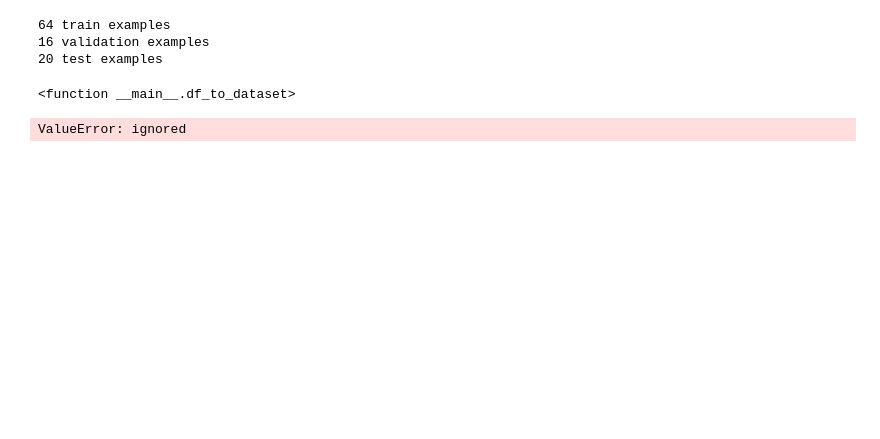
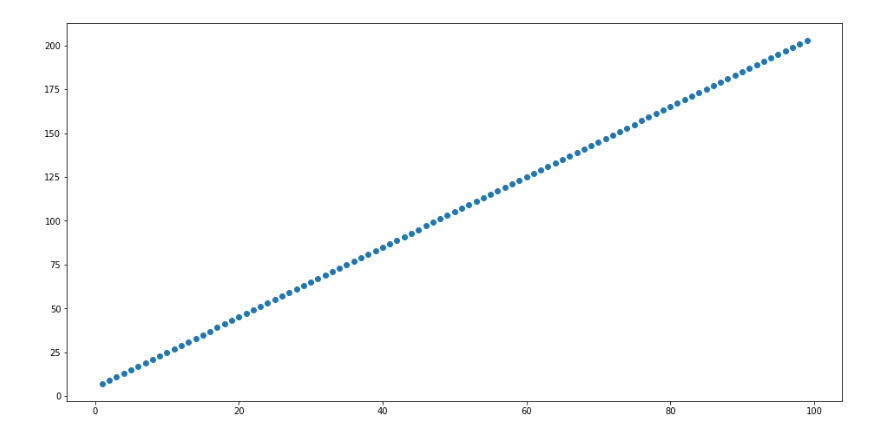
Before and after one commit to prakashd1/ml-experiments, a Jupyter notebook: equation_check.ipynb, the cells around one changed output. Drawn from its saved outputs; the diff is of its cells as text; code cells hidden in the pictures; blank space fills up the shorter version.

```diff
--- a/equation_check.ipynb
+++ b/equation_check.ipynb
@@ -11,6 +10,11 @@ from tensorflow.keras import layers
 from sklearn.model_selection import train_test_split
+# %%
+%matplotlib inline
+warnings.filterwarnings("ignore")
+pd.set_option('display.expand_frame_repr', False)
+rcParams['figure.figsize'] = 16, 8
 # %%
-df = pd.DataFrame(columns=['a', 'target'])
+df = pd.DataFrame({"x":[], "y":[], "z":[]})
 # %%
-for i in range(100):
-  df=df.append({'a': i , 'target' : i*2} ,ignore_index=True)
+for i in range(1,100):
+  df=df.append({"x": i , "y" : i*2+5},ignore_index=True)
@@ -39,8 +20,0 @@ train, val = train_test_split(train, test_size=0.2)
-# %%
-print(len(train), 'train examples')
-print(len(val), 'validation examples')
-print(len(test), 'test examples')
-# %% [output]
-64 train examples
-16 validation examples
-20 test examples
@@ -56,11 +20,0 @@ def df_to_dataset(dataframe, shuffle=True, batch_size=32):
-# %%
-df_to_dataset
-# %% [output]
-<function __main__.df_to_dataset>
-# %%
-batch_size = 5 # A small batch sized is used for demonstration purposes
-train_ds = df_to_dataset(train, batch_size=batch_size)
-val_ds = df_to_dataset(val, shuffle=False, batch_size=batch_size)
-test_ds = df_to_dataset(test, shuffle=False, batch_size=batch_size)
-# %% [output]
-ValueError: ignored
@@ -66,0 +23,5 @@ ValueError: ignored
+# %%
+plt.scatter(df["x"], df["y"])
+plt.show()
+# %% [output]
+[figure, added]
```
Also changed, not shown: parts of 14 cells of this notebook.
